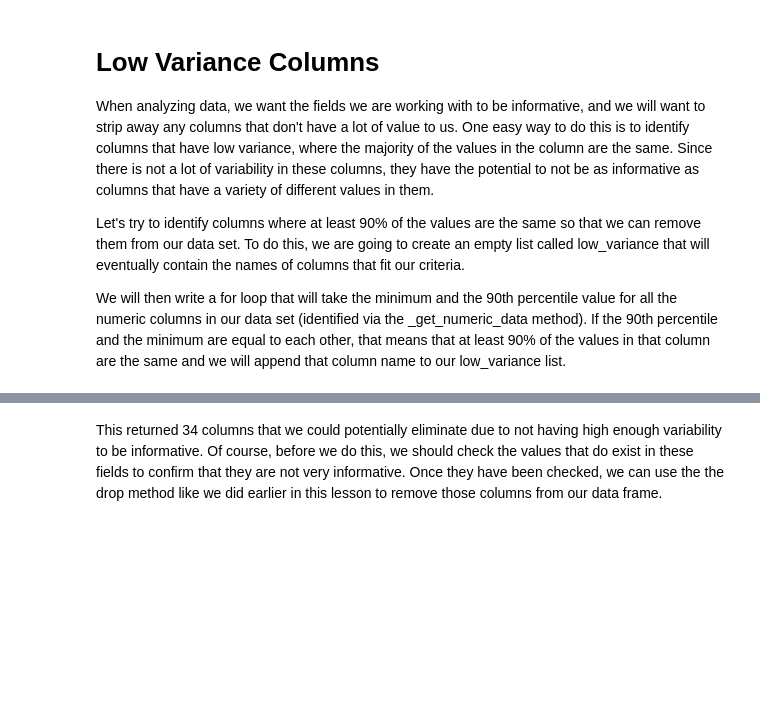
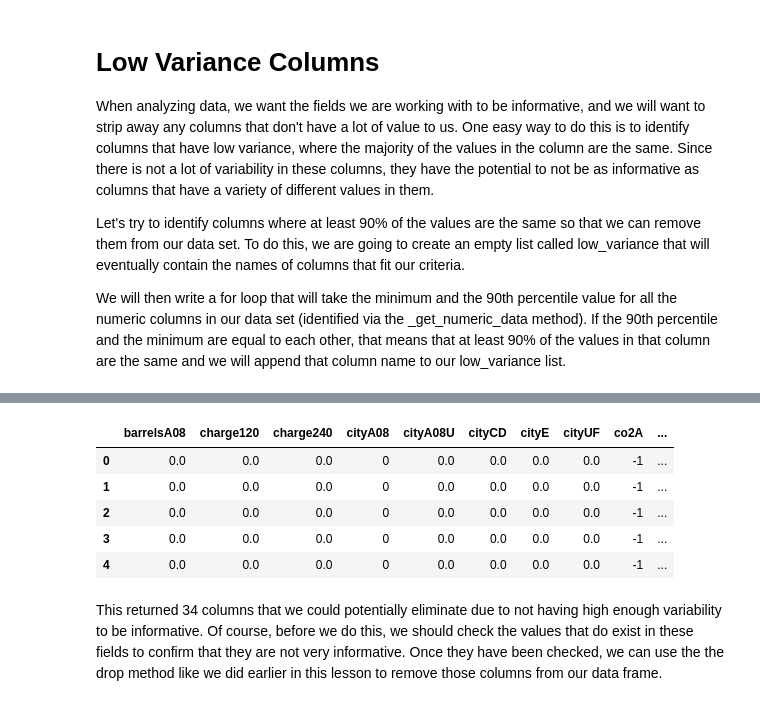
Before and after one commit to Ironhack-Data-Madrid-Marzo-2022/2.4-lab-data-cleaning, a Jupyter notebook: your-code/main.ipynb, the cells around one changed output, grey strips where cells are left out. Drawn from its saved outputs; the diff is of its cells as text; code cells hidden in the pictures; blank space fills up the shorter version.

```diff
--- a/your-code/main.ipynb
+++ b/your-code/main.ipynb
@@ -246,3 +250,5 @@ Suppose that using one of the aforementioned methods, we found out that this veh
+# %%
+data['cylinders'][data.model == "RX-7"] = 0     # Cambio todos los cilindros del Rx7 a 0
 # %% [markdown]
 ## Bonus:
  Try to find other values that might be incorrect in the data set based on what you know about automobiles and correct them.
@@ -261,0 +297,14 @@ low_variance = []
+# %%
+low_var=[]
+
+for c in data.select_dtypes(include=np.number):   # para cada columna numerica...
+
+    minimo=data[c].min()
+
+    per_90=np.percentile(data[c], 90)
+
+    if per_90==minimo:
+
+        low_var.append(c)
+
+low_var[0:10]
@@ -262,3 +322,12 @@ low_variance = []
+# %%
+data[low_var].head()
+# %% [output]
+|  | barrelsA08 | charge120 | charge240 | cityA08 | cityA08U | cityCD | cityE | cityUF | co2A | ... |
+| 0 | 0.0 | 0.0 | 0.0 | 0 | 0.0 | 0.0 | 0.0 | 0.0 | -1 | ... |
+| 1 | 0.0 | 0.0 | 0.0 | 0 | 0.0 | 0.0 | 0.0 | 0.0 | -1 | ... |
+| 2 | 0.0 | 0.0 | 0.0 | 0 | 0.0 | 0.0 | 0.0 | 0.0 | -1 | ... |
+| 3 | 0.0 | 0.0 | 0.0 | 0 | 0.0 | 0.0 | 0.0 | 0.0 | -1 | ... |
+| 4 | 0.0 | 0.0 | 0.0 | 0 | 0.0 | 0.0 | 0.0 | 0.0 | -1 | ... |
 # %% [markdown]
 This returned 34 columns that we could potentially eliminate due to not having high enough variability to be informative. Of course, before we do this, we should check the values that do exist in these fields to confirm that they are not very informative. Once they have been checked, we can use the the drop method like we did earlier in this lesson to remove those columns from our data frame.
 # %% [markdown]
```
Also changed, not shown: parts of 40 cells of this notebook, 1 other file.
